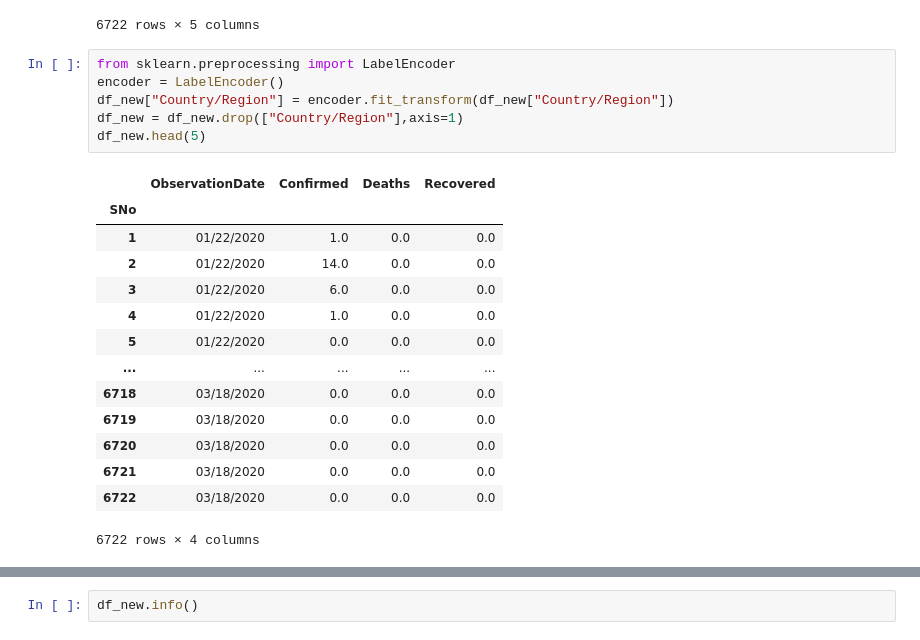
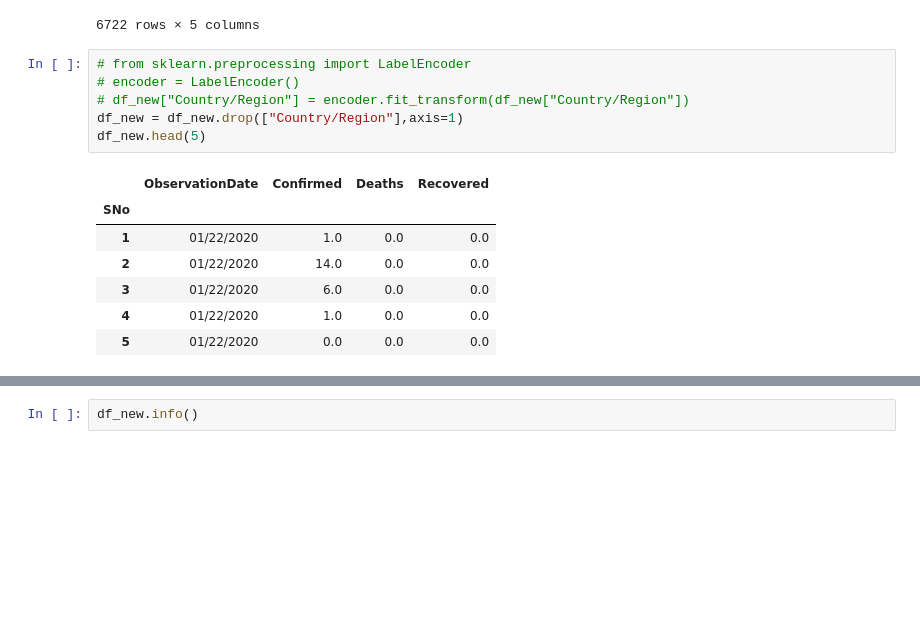
Before and after one commit to AnarMustafayev/Covid19_Data_Linear_Regression, a Jupyter notebook: Covid19_Data_Analysis.ipynb, the cells around one changed output, grey strips where cells are left out. Cells and saved outputs as stored; diff of their text form; blank space fills up the shorter version.

```diff
--- a/Covid19_Data_Analysis.ipynb
+++ b/Covid19_Data_Analysis.ipynb
@@ -130,26 +136,19 @@ df_new
 | 6722 | 03/18/2020 | The Gambia | 0.0 | 0.0 | 0.0 |
 6722 rows × 5 columns
 # %%
-from sklearn.preprocessing import LabelEncoder
-encoder = LabelEncoder()
-df_new["Country/Region"] = encoder.fit_transform(df_new["Country/Region"])
+# from sklearn.preprocessing import LabelEncoder
+# encoder = LabelEncoder()
+# df_new["Country/Region"] = encoder.fit_transform(df_new["Country/Region"])
 df_new = df_new.drop(["Country/Region"],axis=1)
 df_new.head(5)
 # %% [output]
 |  | ObservationDate | Confirmed | Deaths | Recovered |
 | SNo |  |  |  |  |
 | 1 | 01/22/2020 | 1.0 | 0.0 | 0.0 |
 | 2 | 01/22/2020 | 14.0 | 0.0 | 0.0 |
 | 3 | 01/22/2020 | 6.0 | 0.0 | 0.0 |
 | 4 | 01/22/2020 | 1.0 | 0.0 | 0.0 |
 | 5 | 01/22/2020 | 0.0 | 0.0 | 0.0 |
-| ... | ... | ... | ... | ... |
-| 6718 | 03/18/2020 | 0.0 | 0.0 | 0.0 |
-| 6719 | 03/18/2020 | 0.0 | 0.0 | 0.0 |
-| 6720 | 03/18/2020 | 0.0 | 0.0 | 0.0 |
-| 6721 | 03/18/2020 | 0.0 | 0.0 | 0.0 |
-| 6722 | 03/18/2020 | 0.0 | 0.0 | 0.0 |
-6722 rows × 4 columns
 # %%
 df_new = df_new.groupby(["ObservationDate"]).sum().reset_index()
 df_new.head()
```
Also changed, not shown: parts of 11 cells of this notebook.
